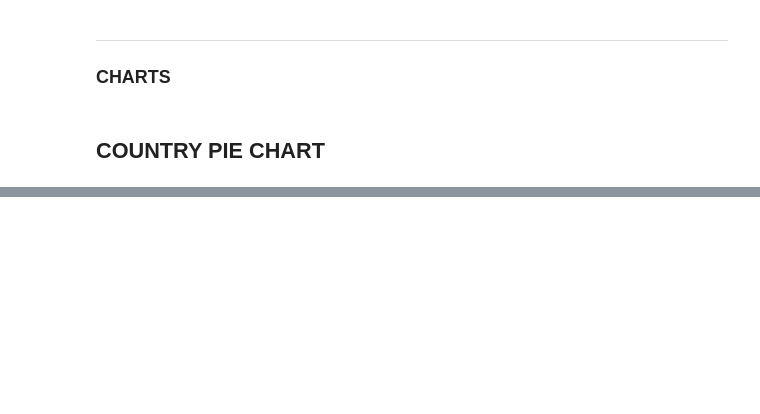
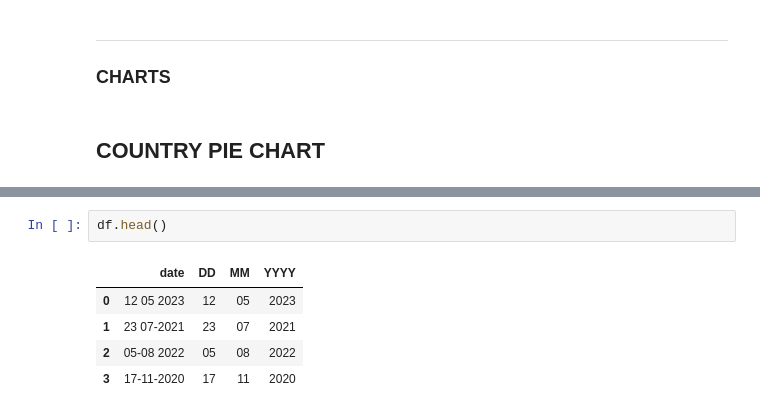
Before and after one commit to ceciliabetek/02_project-shark-attacks, a Jupyter notebook: notebooks/data-cleaning-pandas.ipynb, the cells around one changed output, grey strips where cells are left out. Saved outputs shown, nothing was run; the diff lists cells and outputs as text; blank space fills up the shorter version.

```diff
--- a/notebooks/data-cleaning-pandas.ipynb
+++ b/notebooks/data-cleaning-pandas.ipynb
@@ -1066,0 +1069,8 @@ fig.show()
+# %%
+df.head()
+# %% [output]
+|  | date | DD | MM | YYYY |
+| 0 | 12 05 2023 | 12 | 05 | 2023 |
+| 1 | 23 07-2021 | 23 | 07 | 2021 |
+| 2 | 05-08 2022 | 05 | 08 | 2022 |
+| 3 | 17-11-2020 | 17 | 11 | 2020 |
```
Also changed, not shown: parts of 4 cells of this notebook.
